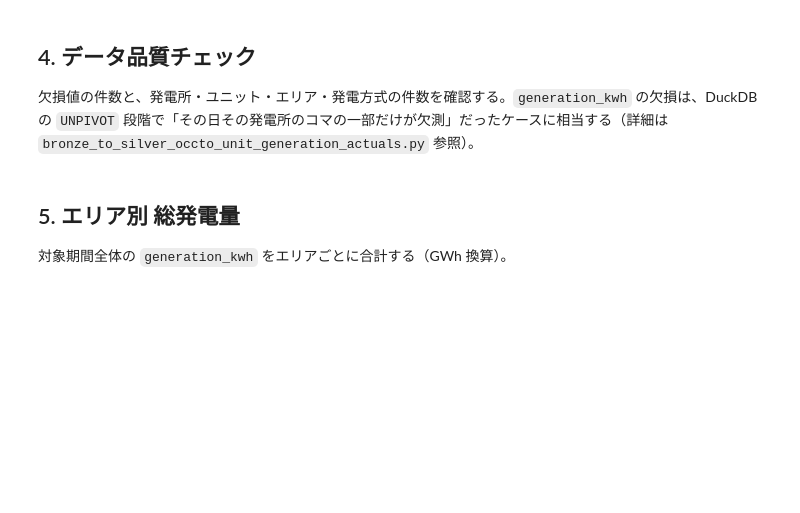
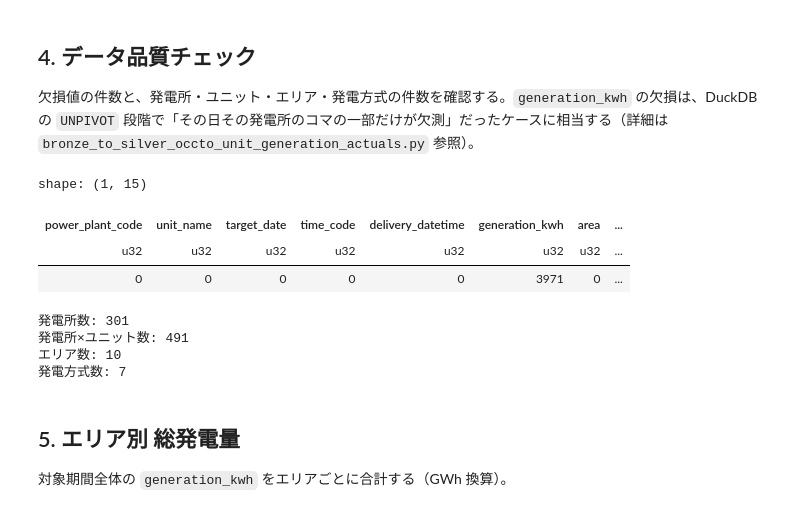
Before and after one commit to KeitaMasui1119/data-lab, a Jupyter notebook: src/Jupyter/analysis/occto_unit_generation_analysis.ipynb, the cells around one changed output. Drawn from its saved outputs; the diff is of its cells as text; code cells hidden in the pictures; blank space fills up the shorter version.

```diff
--- a/src/Jupyter/analysis/occto_unit_generation_analysis.ipynb
+++ b/src/Jupyter/analysis/occto_unit_generation_analysis.ipynb
@@ -36,8 +36,6 @@ pl.Config.set_tbl_rows(20)
 # %%
-TABLE_LOC = "s3://jp-power-grid-dev/silver/occto_unit_generation_actuals"
+TABLE_IDENTIFIER = "silver.occto_unit_generation_actuals"
 
-conn = create_duckdb_connection()
-conn.execute(f"CREATE OR REPLACE VIEW occto AS SELECT * FROM iceberg_scan('{TABLE_LOC}')")
-
-(total_rows,) = conn.execute("SELECT COUNT(*) FROM occto").fetchone()
-print(f"total_rows={total_rows:,}")
+catalog = get_catalog("dlh_dev")
+df = catalog.load_table(TABLE_IDENTIFIER).scan().to_polars()
+print(f"shape={df.shape}")
@@ -57,34 +77,27 @@ conn.execute("""
 
 欠損値の件数と、発電所・ユニット・エリア・発電方式の件数を確認する。`generation_kwh` の欠損は、DuckDB の `UNPIVOT` 段階で「その日その発電所のコマの一部だけが欠測」だったケースに相当する（詳細は `bronze_to_silver_occto_unit_generation_actuals.py` 参照）。
 # %%
-conn.execute("""
-    SELECT
-        COUNT(*) FILTER (WHERE power_plant_code IS NULL)                      AS power_plant_code,
-        COUNT(*) FILTER (WHERE unit_name IS NULL)                             AS unit_name,
-        COUNT(*) FILTER (WHERE target_date IS NULL)                           AS target_date,
-        COUNT(*) FILTER (WHERE time_code IS NULL)                             AS time_code,
-        COUNT(*) FILTER (WHERE generation_kwh IS NULL)                        AS generation_kwh,
-        COUNT(*) FILTER (WHERE area IS NULL)                                  AS area,
-        COUNT(*) FILTER (WHERE power_plant_name IS NULL)                      AS power_plant_name,
-        COUNT(*) FILTER (WHERE power_generation_method_and_fuel_type IS NULL) AS power_generation_method_and_fuel_type
-    FROM occto
-""").pl()
+df.null_count()
+# %% [output]
+shape: (1, 15)
+| power_plant_code | unit_name | target_date | time_code | delivery_datetime | generation_kwh | area | ... |
+| u32 | u32 | u32 | u32 | u32 | u32 | u32 | ... |
+| 0 | 0 | 0 | 0 | 0 | 3971 | 0 | ... |
 # %%
-n_plants, n_areas, n_methods = conn.execute("""
-    SELECT
-        COUNT(DISTINCT power_plant_code)                      AS n_plants,
-        COUNT(DISTINCT area)                                  AS n_areas,
-        COUNT(DISTINCT power_generation_method_and_fuel_type) AS n_methods
-    FROM occto
-""").fetchone()
-n_units = conn.execute(
-    "SELECT COUNT(*) FROM (SELECT DISTINCT power_plant_code, unit_name FROM occto)"
-).fetchone()[0]
+n_plants = df["power_plant_code"].n_unique()
+n_units = df.select(["power_plant_code", "unit_name"]).unique().height
+n_areas = df["area"].n_unique()
+n_methods = df["power_generation_method_and_fuel_type"].n_unique()
 
 print(f"発電所数: {n_plants}")
 print(f"発電所×ユニット数: {n_units}")
 print(f"エリア数: {n_areas}")
 print(f"発電方式数: {n_methods}")
+# %% [output]
+発電所数: 301
+発電所×ユニット数: 491
+エリア数: 10
+発電方式数: 7
 # %% [markdown]
 ## 5. エリア別 総発電量
 
```
Also changed, not shown: parts of 14 cells of this notebook, 2 other files.
